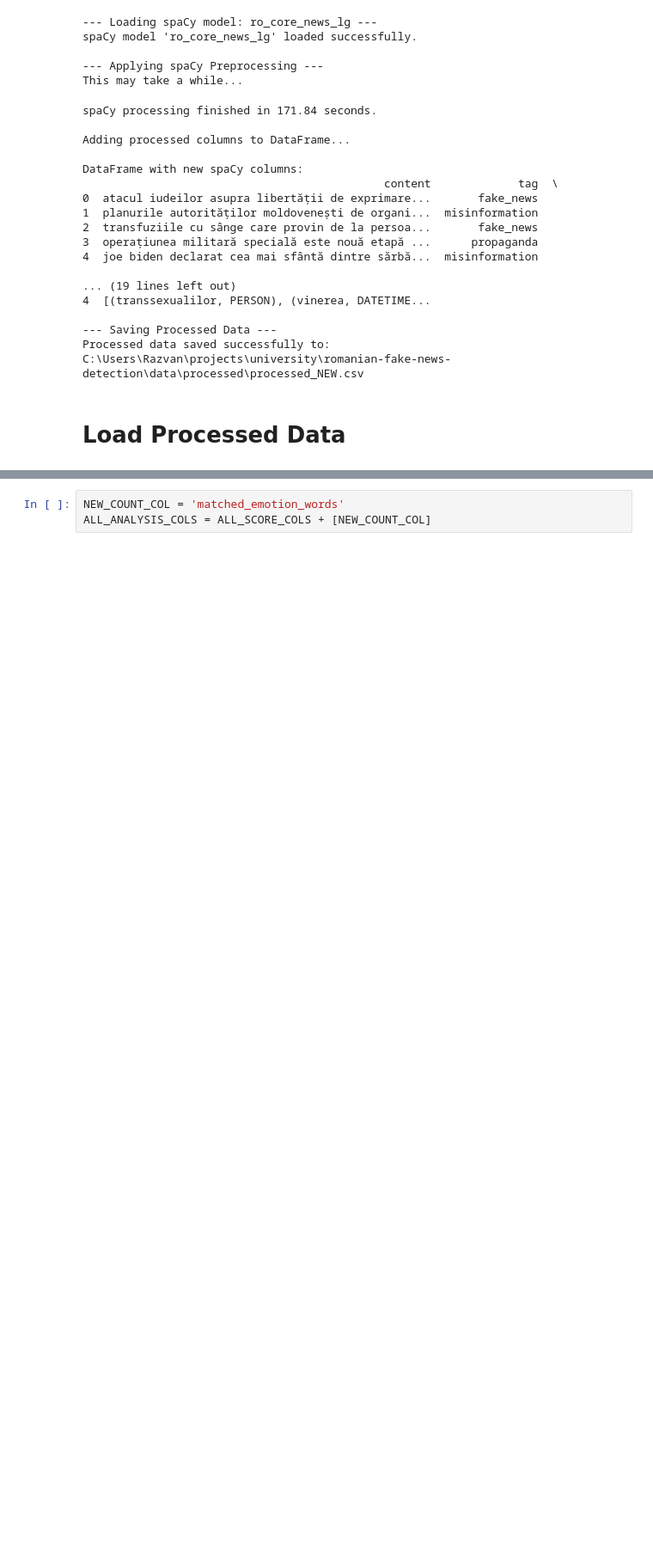
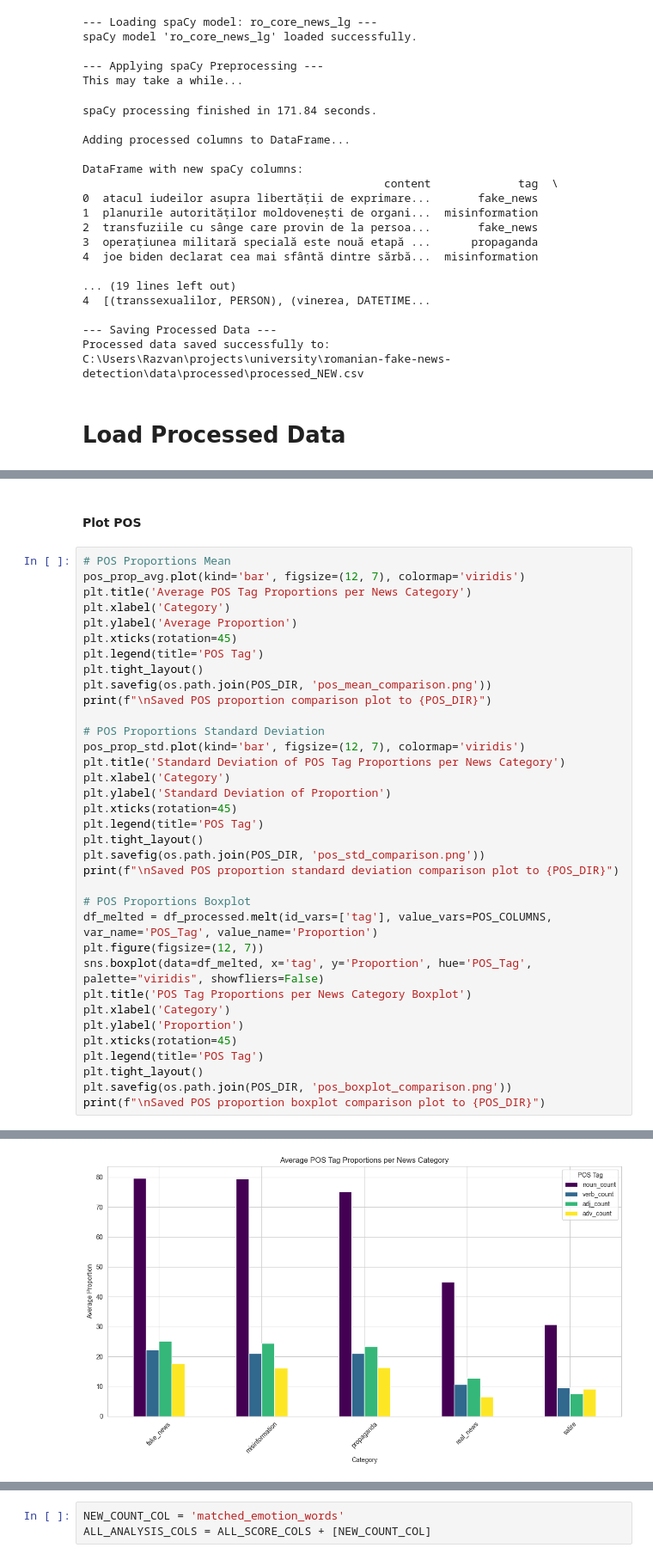
Before and after one commit to razvanxpop/romanian-fake-news-detection, a Jupyter notebook: notebooks/preprocessing_analysis.ipynb, the cells around one changed output, grey strips where cells are left out. Shown at 86% size. Drawn from its saved outputs; the diff is of its cells as text; blank space fills up the shorter version.

```diff
--- a/notebooks/preprocessing_analysis.ipynb
+++ b/notebooks/preprocessing_analysis.ipynb
@@ -556,0 +500,38 @@ Saved POS proportion comparison plot to C:\Users\Razvan\projects\university\roma
+# %% [markdown]
+#### Plot POS
+# %%
+# POS Proportions Mean
+pos_prop_avg.plot(kind='bar', figsize=(12, 7), colormap='viridis')
+plt.title('Average POS Tag Proportions per News Category')
+plt.xlabel('Category')
+plt.ylabel('Average Proportion')
+plt.xticks(rotation=45)
+plt.legend(title='POS Tag')
+plt.tight_layout()
+plt.savefig(os.path.join(POS_DIR, 'pos_mean_comparison.png'))
+print(f"\nSaved POS proportion comparison plot to {POS_DIR}")
+
+# POS Proportions Standard Deviation
+pos_prop_std.plot(kind='bar', figsize=(12, 7), colormap='viridis')
+plt.title('Standard Deviation of POS Tag Proportions per News Category')
+plt.xlabel('Category')
+plt.ylabel('Standard Deviation of Proportion')
+plt.xticks(rotation=45)
+plt.legend(title='POS Tag')
+plt.tight_layout()
+plt.savefig(os.path.join(POS_DIR, 'pos_std_comparison.png'))
+print(f"\nSaved POS proportion standard deviation comparison plot to {POS_DIR}")
+
+# POS Proportions Boxplot
+df_melted = df_processed.melt(id_vars=['tag'], value_vars=POS_COLUMNS, var_name='POS_Tag', value_name='Proportion')
+plt.figure(figsize=(12, 7))
+sns.boxplot(data=df_melted, x='tag', y='Proportion', hue='POS_Tag', palette="viridis", showfliers=False)
+plt.title('POS Tag Proportions per News Category Boxplot')
+plt.xlabel('Category')
+plt.ylabel('Proportion')
+plt.xticks(rotation=45)
+plt.legend(title='POS Tag')
+plt.tight_layout()
+plt.savefig(os.path.join(POS_DIR, 'pos_boxplot_comparison.png'))
+print(f"\nSaved POS proportion boxplot comparison plot to {POS_DIR}")
+# %% [output]
@@ -556,0 +543 @@ Saved POS proportion comparison plot to C:\Users\Razvan\projects\university\roma
+[figure, added]
```
Also changed, not shown: parts of 78 cells of this notebook, 28 other files.
